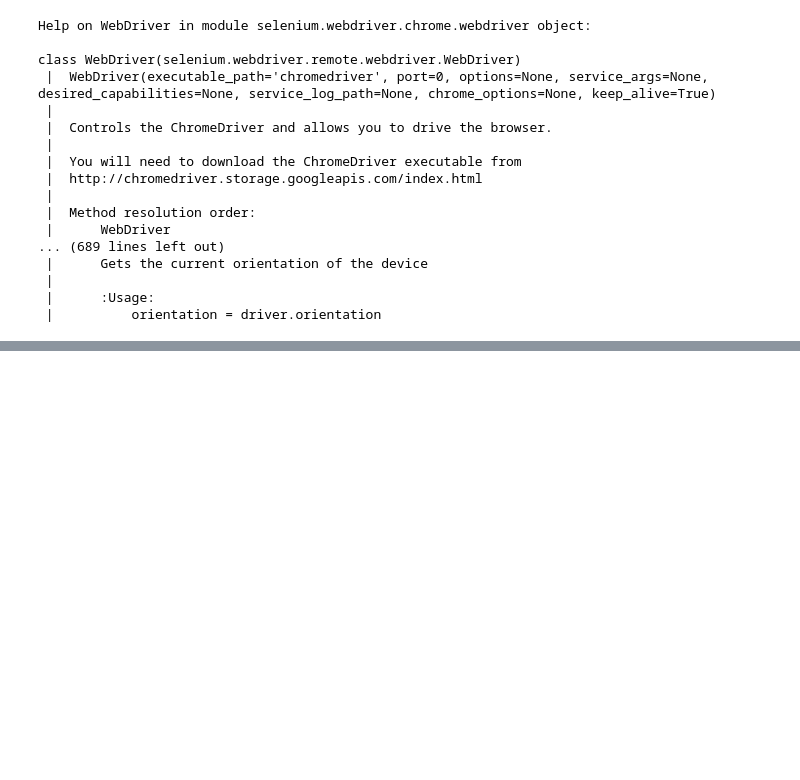
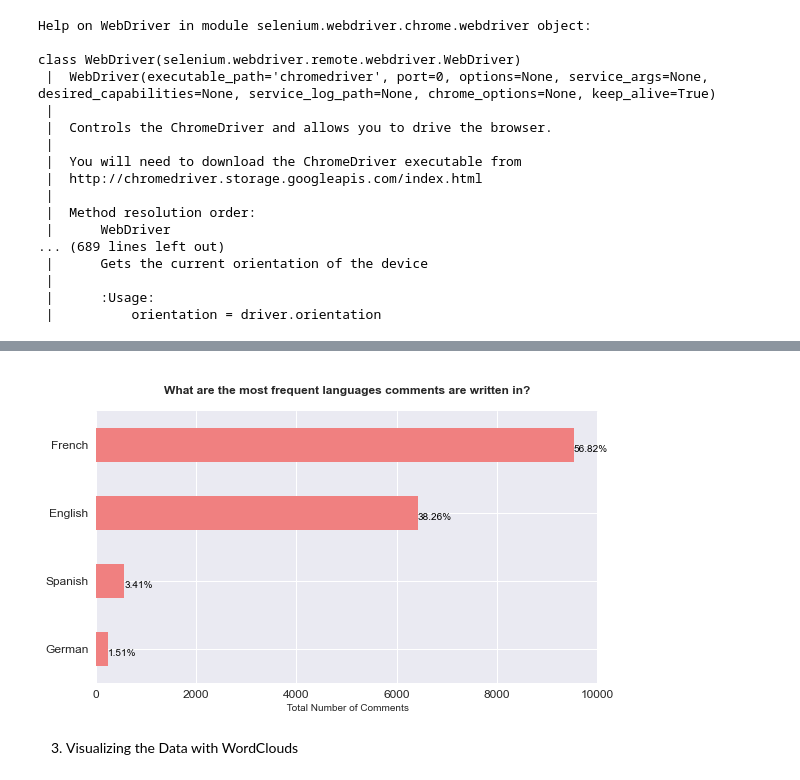
Before and after one commit to Gil97-tech/TP2A, a Jupyter notebook: projetwebsc.ipynb, the cells around one changed output, grey strips where cells are left out. Cells and saved outputs as stored; diff of their text form; code cells hidden in the pictures; blank space fills up the shorter version.

```diff
--- a/projetwebsc.ipynb
+++ b/projetwebsc.ipynb
@@ -392,3 +432,0 @@ for i in range(len(DataComments)):
-# %%
-for i in range(5):
-    print(i)
@@ -420,0 +499,27 @@ with file:
+# %%
+ax = df_withcomment.language.value_counts().head(4).plot(kind='barh', figsize=(9,5), color="lightcoral",
+                                             fontsize=12);
+
+ax.set_title("\nWhat are the most frequent languages comments are written in?\n",
+             fontsize=12, fontweight='bold')
+ax.set_xlabel(" Total Number of Comments", fontsize=10)
+ax.set_yticklabels(['French','English','Spanish', 'German'])
+
+# create a list to collect the plt.patches data
+totals = []
+# find the ind. values and append to list
+for i in ax.patches:
+    totals.append(i.get_width())
+# get total
+total = sum(totals)
+
+# set individual bar labels using above list
+for i in ax.patches:
+    ax.text(x=i.get_width(), y=i.get_y()+.35,
+            s=str(round((i.get_width()/total)*100, 2))+'%',
+            fontsize=10, color='black')
+
+# invert for largest on top
+ax.invert_yaxis()
+# %% [output]
+[figure, added]
@@ -420,0 +530,2 @@ with file:
+# %% [markdown]
+3. Visualizing the Data with WordClouds
```
Also changed, not shown: parts of 100 cells of this notebook.
